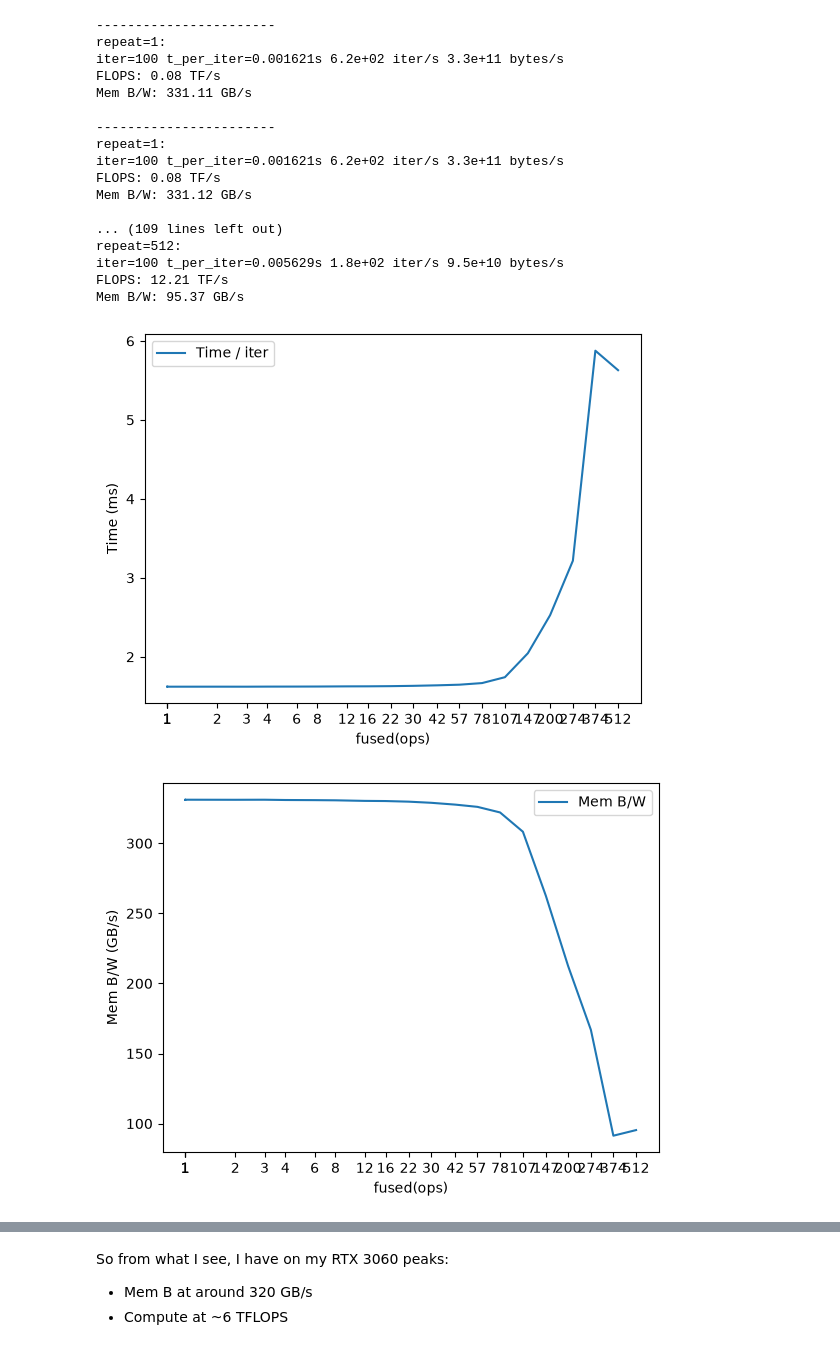
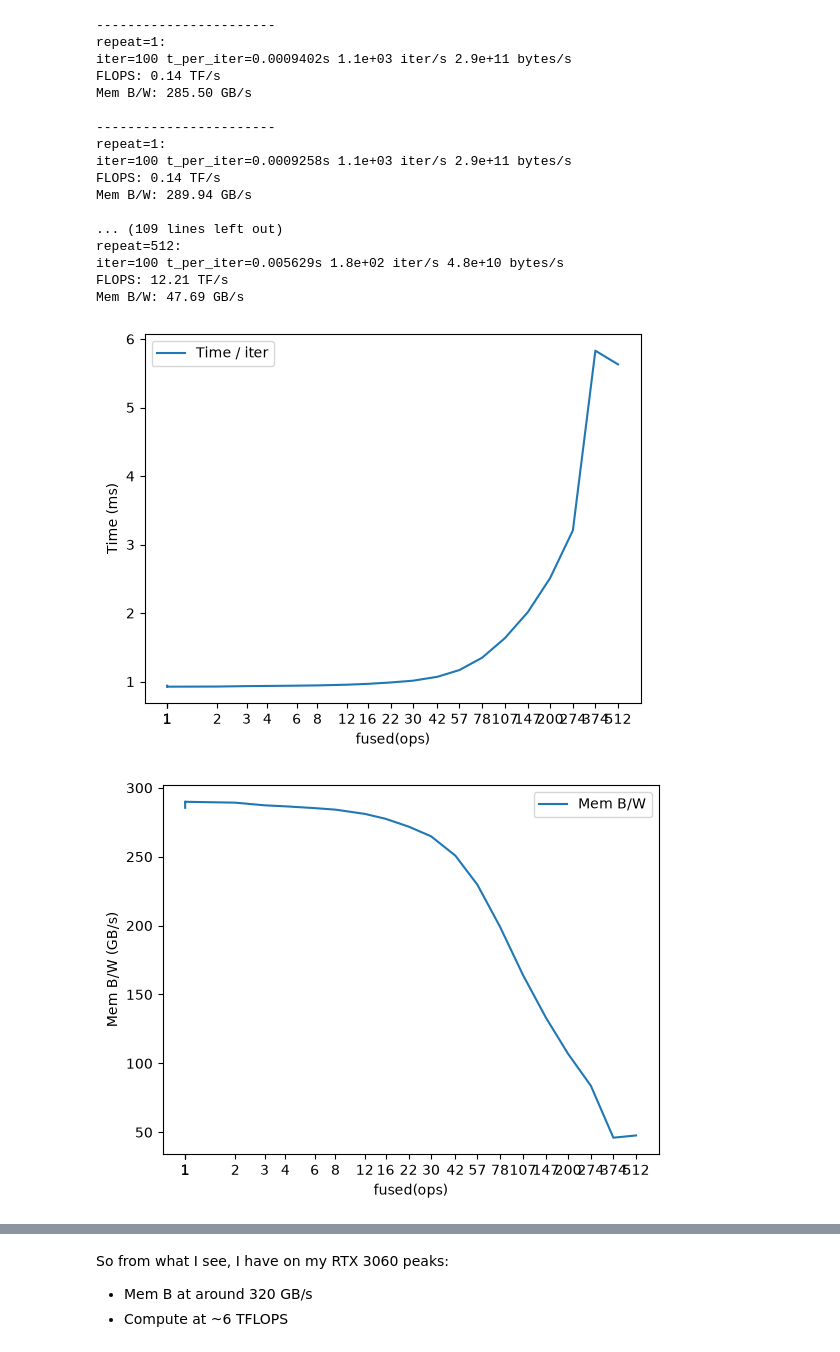
Before and after one commit to nevidomy/ml_learning, a Jupyter notebook: gpt/brrr_gpu.ipynb, the cells around one changed output, grey strips where cells are left out. Saved outputs shown, nothing was run; the diff lists cells and outputs as text; code cells hidden in the pictures.

```diff
--- a/gpt/brrr_gpu.ipynb
+++ b/gpt/brrr_gpu.ipynb
@@ -23,7 +23,7 @@ def get_f(x, repeat):
         return x
     return f
 
-X = torch.randn((int(2**26),), device=DEVICE, dtype=torch.float16, requires_grad=False)
+X = torch.randn((int(2**26),), device=DEVICE, dtype=torch.bfloat16, requires_grad=False)
 
 #f = get_f(X, 10)
 #f = torch.jit.trace(f, X)
@@ -96,40 +96,40 @@ ax.set_xticks(repeats)
 ax.xaxis.set_major_formatter(ScalarFormatter())
 ax.xaxis.set_minor_formatter(NullFormatter())
 ax.ticklabel_format(axis="y", style="plain")
 plt.show()
 
 plt.plot(repeats, flops_stats, label="FLOPS")
 plt.xlabel("fused(ops)")
 plt.ylabel("FLOPS (TF/s)")
 plt.legend()
 plt.xscale("log", base=2)
 ax = plt.gca()
 ax.set_xticks(repeats)
 ax.xaxis.set_major_formatter(ScalarFormatter())
 ax.xaxis.set_minor_formatter(NullFormatter())
 ax.ticklabel_format(axis="y", style="plain")
 plt.show()
 
 
 
 #print(torch.compile(get_f(X, 10)))
 # %% [output]
 -----------------------
 repeat=1:
-iter=100 t_per_iter=0.001621s 6.2e+02 iter/s 3.3e+11 bytes/s
-FLOPS: 0.08 TF/s
-Mem B/W: 331.11 GB/s
+iter=100 t_per_iter=0.0009402s 1.1e+03 iter/s 2.9e+11 bytes/s
+FLOPS: 0.14 TF/s
+Mem B/W: 285.50 GB/s
 
 -----------------------
 repeat=1:
-iter=100 t_per_iter=0.001621s 6.2e+02 iter/s 3.3e+11 bytes/s
-FLOPS: 0.08 TF/s
-Mem B/W: 331.12 GB/s
+iter=100 t_per_iter=0.0009258s 1.1e+03 iter/s 2.9e+11 bytes/s
+FLOPS: 0.14 TF/s
+Mem B/W: 289.94 GB/s
 
 ... (109 lines left out)
 repeat=512:
-iter=100 t_per_iter=0.005629s 1.8e+02 iter/s 9.5e+10 bytes/s
+iter=100 t_per_iter=0.005629s 1.8e+02 iter/s 4.8e+10 bytes/s
 FLOPS: 12.21 TF/s
-Mem B/W: 95.37 GB/s
+Mem B/W: 47.69 GB/s
-[figure, old version]
+[figure, new version]
-[figure, old version]
+[figure, new version]
```
Also changed, not shown: parts of 1 cell of this notebook, 7 other files.
